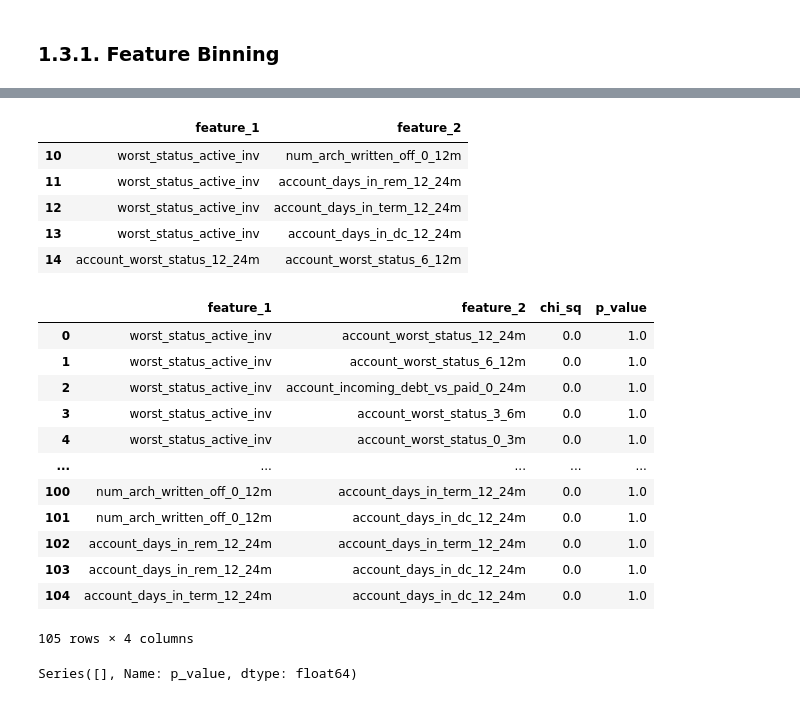
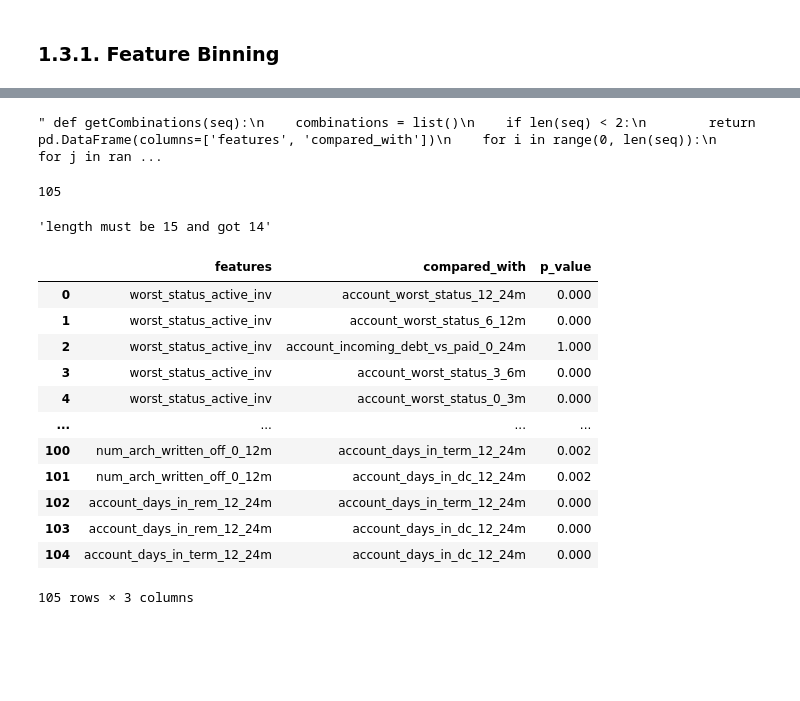
Before and after one commit to Emilio1030/Klarna, a Jupyter notebook: notebooks/Detecting MCAR pattern.ipynb, the cells around one changed output, grey strips where cells are left out. Saved outputs shown, nothing was run; the diff lists cells and outputs as text; code cells hidden in the pictures; blank space fills up the shorter version.

```diff
--- a/notebooks/Detecting MCAR pattern.ipynb
+++ b/notebooks/Detecting MCAR pattern.ipynb
@@ -346,44 +383,62 @@ data_missing_only
 # %%
 def getCombinations(seq):
     combinations = list()
-    for i in range(0,len(seq)):
-        for j in range(i+1,len(seq)):
+    for i in range(len(seq)):
+        for j in range(i+1,len(seq)+1):
             combinations.append([seq[i],seq[j]])
-    return pd.DataFrame(combinations, columns = ['feature_1', 'feature_2'])
+    return pd.DataFrame(combinations, columns = ['features', 'compared_with'])
 
 # source: https://stackoverflow.com/questions/20762574/combinations-with-two-elements
+# %%
+def getCombinations(seq):
+    combinations = list()
+    for i in range(0,len(seq)):
+        for j in range(i+1,len(seq)):
+            combinations.append([seq[i],seq[j]])
+    return pd.DataFrame(combinations, columns = ['features', 'compared_with'])
+# %%
+""" def getCombinations(seq):
+    combinations = list()
+    if len(seq) < 2:
+        return pd.DataFrame(columns=['features', 'compared_with'])
+    for i in range(0, len(seq)):
+        for j in range(i, len(seq)):
+            combinations.append([seq[i],seq[j]])
+    return pd.DataFrame(combinations, columns = ['features', 'compared_with']) """
+# %% [output]
+" def getCombinations(seq):\n    combinations = list()\n    if len(seq) < 2:\n        return pd.DataFrame(columns=['features', 'compared_with'])\n    for i in range(0, len(seq)):\n        for j in ran ...
 # %%
 all_combinations = getCombinations(data_missing_only.columns)
-all_combinations[10:15]
+all_combinations = getCombinations(data_missing_only.columns)
+len(all_combinations)
+
+# note:
+# nCr = 15! / 2!(15-2)!
+# nCr = 105
 # %% [output]
-|  | feature_1 | feature_2 |
-| 10 | worst_status_active_inv | num_arch_written_off_0_12m |
-| 11 | worst_status_active_inv | account_days_in_rem_12_24m |
-| 12 | worst_status_active_inv | account_days_in_term_12_24m |
-| 13 | worst_status_active_inv | account_days_in_dc_12_24m |
-| 14 | account_worst_status_12_24m | account_worst_status_6_12m |
+105
+# %%
+f"length must be 15 and got {all_combinations['features'].unique().shape[0]}"
+# %% [output]
+'length must be 15 and got 14'
 # %%
 confusion_matrix = []
 for index in range(0, len(all_combinations)):
-    confusion_matrix.append(pd.crosstab(data_missing_only[all_combinations['feature_1'][index]], data_missing_only[all_combinations['feature_2'][index]]))
+    confusion_matrix.append(pd.crosstab(data_missing_only[all_combinations['features'][index]], data_missing_only[all_combinations['compared_with'][index]]))
 # %%
-all_combinations['p_value'] = [ss.chi2_contingency(confusion_matrix[index])[1] for index in range(len(all_combinations))]
+all_combinations['p_value'] = [round(ss.chi2_contingency(confusion_matrix[index])[1],3) for index in range(len(all_combinations))]
 all_combinations
 # %% [output]
-|  | feature_1 | feature_2 | chi_sq | p_value |
-| 0 | worst_status_active_inv | account_worst_status_12_24m | 0.0 | 1.0 |
-| 1 | worst_status_active_inv | account_worst_status_6_12m | 0.0 | 1.0 |
-| 2 | worst_status_active_inv | account_incoming_debt_vs_paid_0_24m | 0.0 | 1.0 |
-| 3 | worst_status_active_inv | account_worst_status_3_6m | 0.0 | 1.0 |
-| 4 | worst_status_active_inv | account_worst_status_0_3m | 0.0 | 1.0 |
-| ... | ... | ... | ... | ... |
-| 100 | num_arch_written_off_0_12m | account_days_in_term_12_24m | 0.0 | 1.0 |
-| 101 | num_arch_written_off_0_12m | account_days_in_dc_12_24m | 0.0 | 1.0 |
-| 102 | account_days_in_rem_12_24m | account_days_in_term_12_24m | 0.0 | 1.0 |
-| 103 | account_days_in_rem_12_24m | account_days_in_dc_12_24m | 0.0 | 1.0 |
-| 104 | account_days_in_term_12_24m | account_days_in_dc_12_24m | 0.0 | 1.0 |
+|  | features | compared_with | p_value |
+| 0 | worst_status_active_inv | account_worst_status_12_24m | 0.000 |
+| 1 | worst_status_active_inv | account_worst_status_6_12m | 0.000 |
+| 2 | worst_status_active_inv | account_incoming_debt_vs_paid_0_24m | 1.000 |
+| 3 | worst_status_active_inv | account_worst_status_3_6m | 0.000 |
+| 4 | worst_status_active_inv | account_worst_status_0_3m | 0.000 |
+| ... | ... | ... | ... |
+| 100 | num_arch_written_off_0_12m | account_days_in_term_12_24m | 0.002 |
+| 101 | num_arch_written_off_0_12m | account_days_in_dc_12_24m | 0.002 |
+| 102 | account_days_in_rem_12_24m | account_days_in_term_12_24m | 0.000 |
+| 103 | account_days_in_rem_12_24m | account_days_in_dc_12_24m | 0.000 |
+| 104 | account_days_in_term_12_24m | account_days_in_dc_12_24m | 0.000 |
-105 rows × 4 columns
+105 rows × 3 columns
-# %%
-all_combinations['p_value'][(all_combinations['p_value']>0) & (all_combinations['p_value']<1)]
-# %% [output]
-Series([], Name: p_value, dtype: float64)
```
Also changed, not shown: parts of 28 cells of this notebook, 2 other files.
